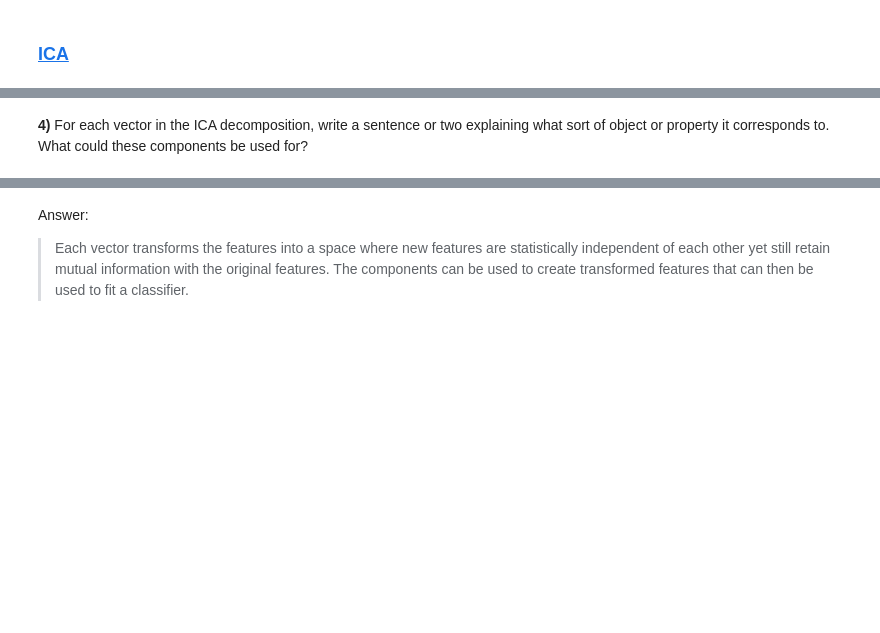
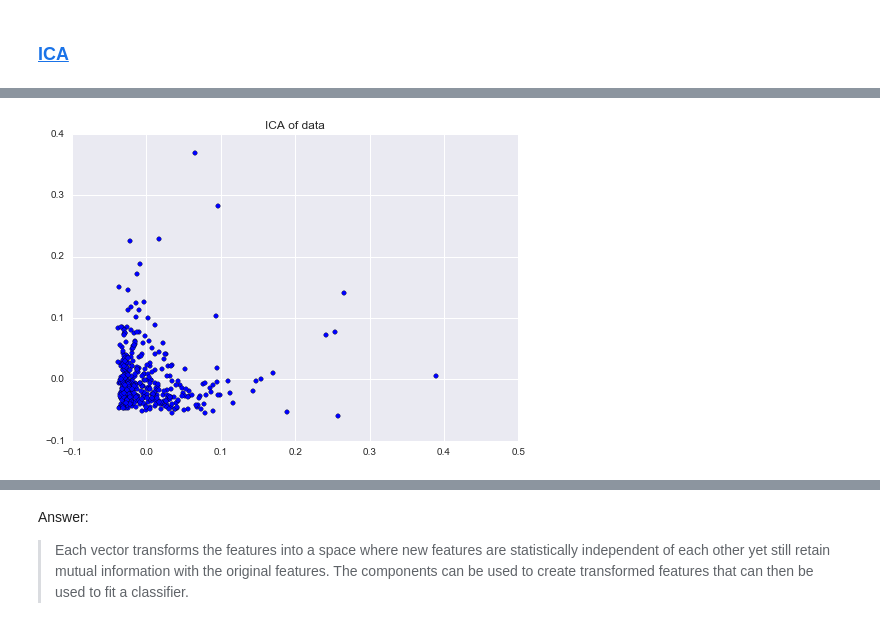
Before and after one commit to kcbighuge/p3-customer-segments, a Jupyter notebook: extras/customer_segments_editing.ipynb, the cells around one changed output, grey strips where cells are left out. Drawn from its saved outputs; the diff is of its cells as text; code cells hidden in the pictures; blank space fills up the shorter version.

```diff
--- a/extras/customer_segments_editing.ipynb
+++ b/extras/customer_segments_editing.ipynb
@@ -191,2 +217,18 @@ print ica.components_
-# %% [markdown]
-**4)** For each vector in the ICA decomposition, write a sentence or two explaining what sort of object or property it corresponds to. What could these components be used for?
+# %%
+# function to peform ica on a dataset
+def doICA(n=2, dataset=data):
+    ica = FastICA(n_components=n, algorithm='parallel', whiten=True, fun='logcosh', \
+                  fun_args=None, max_iter=200, tol=0.0001, w_init=None, random_state=None)
+    ica.fit(dataset)
+    return ica
+# %%
+# transform and plot data
+ica_2 = doICA(2, data)
+transformed_data = pd.DataFrame(ica_2.transform(data))
+
+plt.figure()
+plt.scatter(transformed_data[0], transformed_data[1])
+plt.title('ICA of data')
+plt.show()
+# %% [output]
+[figure, added]
```
Also changed, not shown: parts of 21 cells of this notebook, 1 other file.
